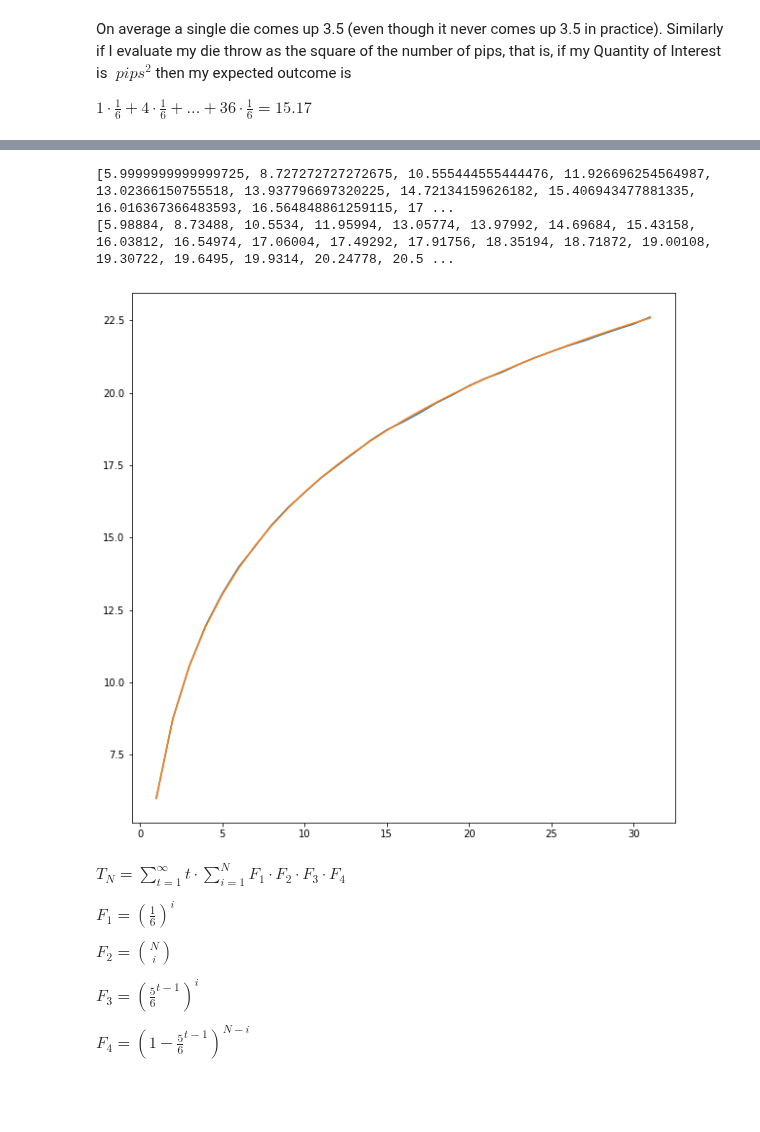
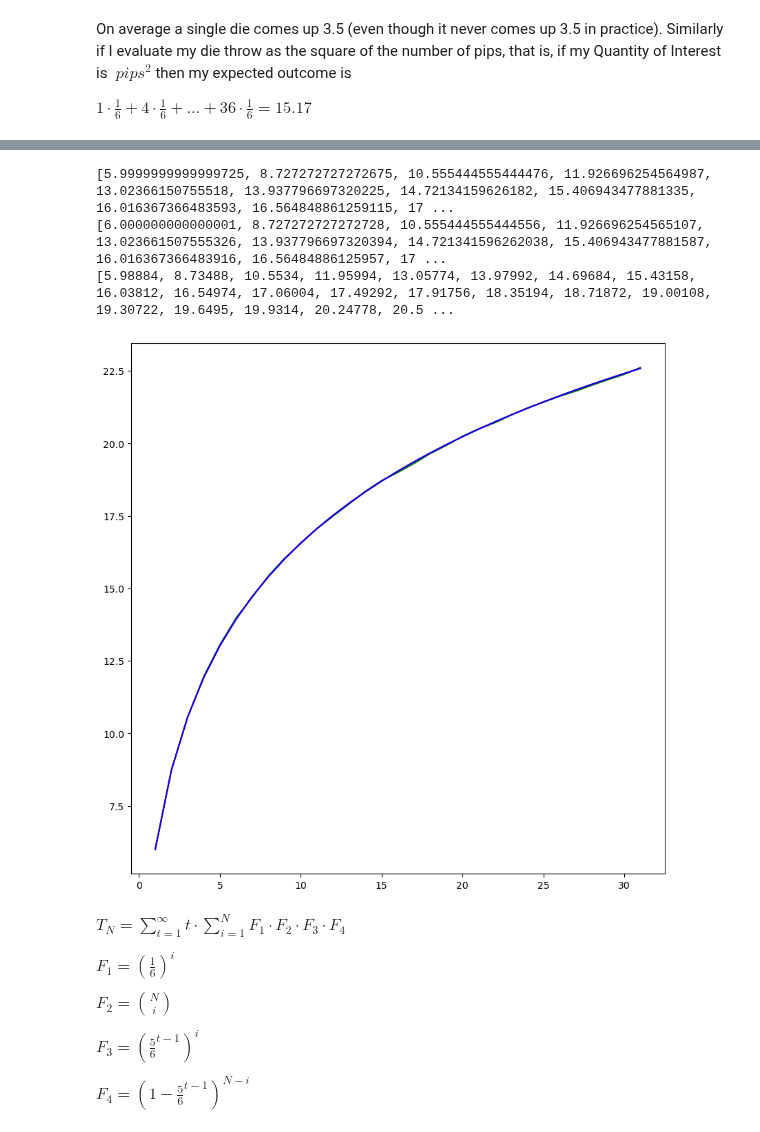
Before and after one commit to robfatland/othermathclub, a Jupyter notebook: sixes.ipynb, the cells around one changed output, grey strips where cells are left out. Cells and saved outputs as stored; diff of their text form; code cells hidden in the pictures; blank space fills up the shorter version.

```diff
--- a/sixes.ipynb
+++ b/sixes.ipynb
@@ -1202,0 +1235,3 @@ T3: 15.6321 ...compare 10.55
+# %%
+x, n = SixesExperiments(5, 5, 1, 500000000, 5000000)
+print(n, x)
@@ -1394,42 +1464,73 @@ In summary then, we've selected out ''i'' dice and determined the probability th
 # %%
-def Tn(ndice):
+import numpy as np
+from math import comb
+
+def Tn(n, alpha):
+    '''
+    Calculate the expectation for the dice game using n dice.
+    This is done using a double sum: Over both dice and throws.
+    Since the throws sum is infinite this is an approximation.
+    '''
     infinity_t = 200
+    beta = 1 - alpha
     pdf = 0.
     T = 0.
     for t in range(1, infinity_t + 1):
         Fsum = 0.
-        for i in range(1, ndice + 1):
-            F1 = np.power(1./6., float(i))
-            F2 = float(comb(ndice, i))
-            F3 = np.power(np.power(5./6., float(t-1)),float(i))
-            F4 = np.power(1.-np.power(5./6.,float(t-1)),float(ndice-i))
+        for i in range(1, n + 1):
+            F1 = np.power(alpha, float(i))
+            F2 = float(comb(n, i))
+            F3 = np.power(np.power(beta, float(t-1)),float(i))
+            F4 = np.power(1.-np.power(beta,float(t-1)),float(n-i))
             Fsum += F1*F2*F3*F4
         pdf += Fsum
         T += float(t) * Fsum
     return T
 
+def Tn_OneSum(n, alpha):
+    '''
+    This is the expectation calculated as a single sum; the
+    sum over throws is removed via telescoping series.
+    '''
+    beta = 1 - alpha
+    T = 0
+    for i in range(1, n + 1):
+        denom_base = 1-pow(beta, i)
+        beta_i = 1./pow(denom_base, 2)
+        c_i    = comb(n, i)
+        term1  = pow(alpha - 1, i)
+        term2  = pow(-1, i-1)
+        this_i = (term1 + term2)*beta_i*c_i
+        T += this_i
+    return T
+
+# empirical:
 x = [5.98884, 8.73488, 10.5534, 11.95994, 13.05774, 13.97992, \
      14.69684, 15.43158, 16.03812, 16.54974, 17.06004, 17.49292, \
      17.91756, 18.35194, 18.71872, 19.00108, 19.30722, 19.6495, \
      19.9314, 20.24778, 20.50482, 20.71306, 20.97706, 21.21856, \
      21.42202, 21.625, 21.80258, 22.00674, 22.19882, 22.38124, 22.61838]
 
-T, n = [], []
-for ndice in range(1, 32):
-    T.append(Tn(ndice))
-    n.append(ndice)
+T, T1, ndice = [], [], []
+for n in range(1, 32):
+    T.append(Tn(n, 1/6))
+    T1.append(Tn_OneSum(n, 1/6))
+    ndice.append(n)
 
 print(T)
+print(T1)
 print(x)
 
 fig, ax = plt.subplots(figsize=(10,10))
-ax.plot(n, x)
-ax.plot(n, T)
+ax.plot(ndice, x, color='green')
+ax.plot(ndice, T, color='red')
+ax.plot(ndice, T1, color='blue')
 plt.show()
 # %% [output]
 [5.9999999999999725, 8.727272727272675, 10.555444555444476, 11.926696254564987, 13.02366150755518, 13.937796697320225, 14.72134159626182, 15.406943477881335, 16.016367366483593, 16.564848861259115, 17 ...
+[6.000000000000001, 8.727272727272728, 10.555444555444556, 11.926696254565107, 13.023661507555326, 13.937796697320394, 14.721341596262038, 15.406943477881587, 16.016367366483916, 16.56484886125957, 17 ...
 [5.98884, 8.73488, 10.5534, 11.95994, 13.05774, 13.97992, 14.69684, 15.43158, 16.03812, 16.54974, 17.06004, 17.49292, 17.91756, 18.35194, 18.71872, 19.00108, 19.30722, 19.6495, 19.9314, 20.24778, 20.5 ...
-[figure, old version]
+[figure, new version]
 # %% [markdown]
 $T_N = \sum_{t = 1}^{\infty} t \cdot \sum_{i = 1}^N F_1 \cdot F_2 \cdot F_3 \cdot F_4$
 
```
Also changed, not shown: parts of 21 cells of this notebook.
